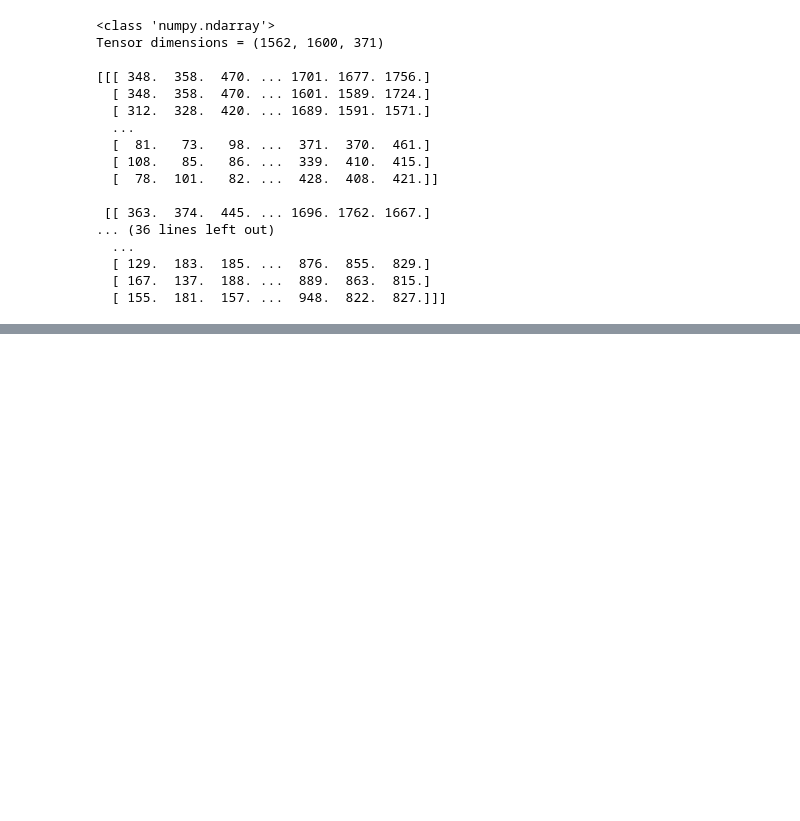
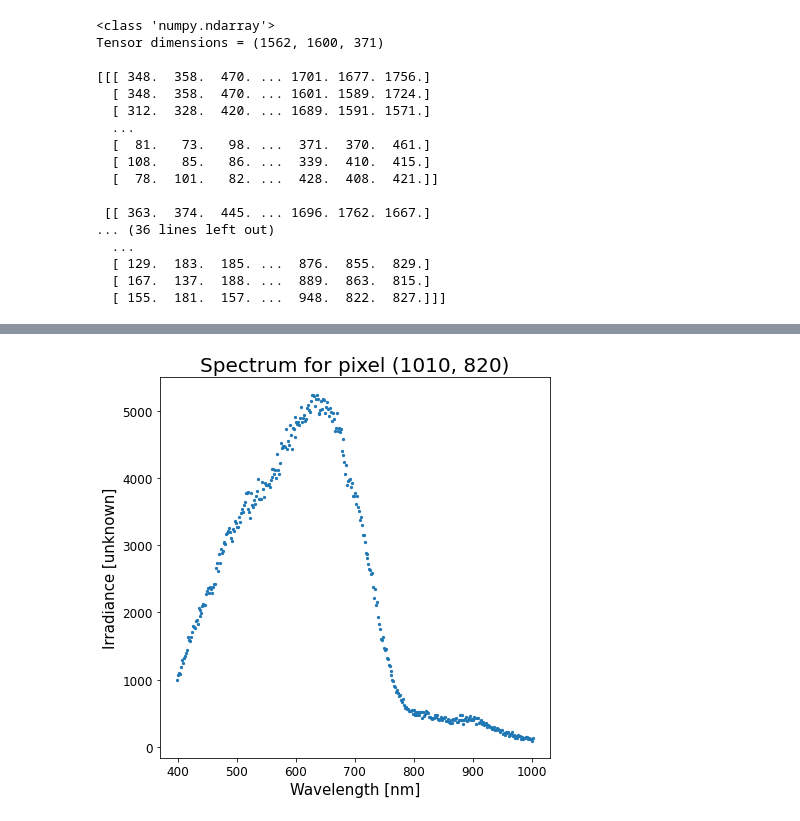
Before and after one commit to NamanJParikh/reu2024-hyperspectral-camera, a Jupyter notebook: analysis/SpectralPy-practice.ipynb, the cells around one changed output, grey strips where cells are left out. Saved outputs shown, nothing was run; the diff lists cells and outputs as text; code cells hidden in the pictures; blank space fills up the shorter version.

```diff
--- a/analysis/SpectralPy-practice.ipynb
+++ b/analysis/SpectralPy-practice.ipynb
@@ -77,0 +100,6 @@ plt.show()
+# %%
+# reading hdr file
+
+file = open("raw.hdr", 'r')
+text = file.read()
+print(text)
@@ -77,0 +124,15 @@ plt.show()
+# %%
+# parsing for wavelength values and units
+
+start_id = "\nwavelength = {\n"
+start_index = text.find(start_id) + len(start_id)
+end_id = "\n}\n;AOI height"
+end_index = text.find(end_id)
+wavelengths = text[start_index:end_index]
+wavelengths_arr = np.array(wavelengths.split("\n,"), dtype="float32")
+print(wavelengths_arr)
+
+units_id = "wavelength units = "
+units_index = text.find(units_id) + len(units_id)
+units = text[units_index:text.find(start_id)]
+print(f"Units = {units}")
@@ -77,0 +157,11 @@ plt.show()
+# %%
+plt.figure(figsize=(7,7))
+plt.scatter(wavelengths_arr, data_tensor[1010][820][::-1], s=5)
+plt.title("Spectrum for pixel (1010, 820)", fontsize=20)
+plt.xlabel(f"Wavelength [{units}]", fontsize=15)
+plt.ylabel("Irradiance [unknown]", fontsize=15)
+plt.xticks(fontsize=12)
+plt.yticks(fontsize=12)
+plt.show()
+# %% [output]
+[figure, added]
```
Also changed, not shown: parts of 6 cells of this notebook.
